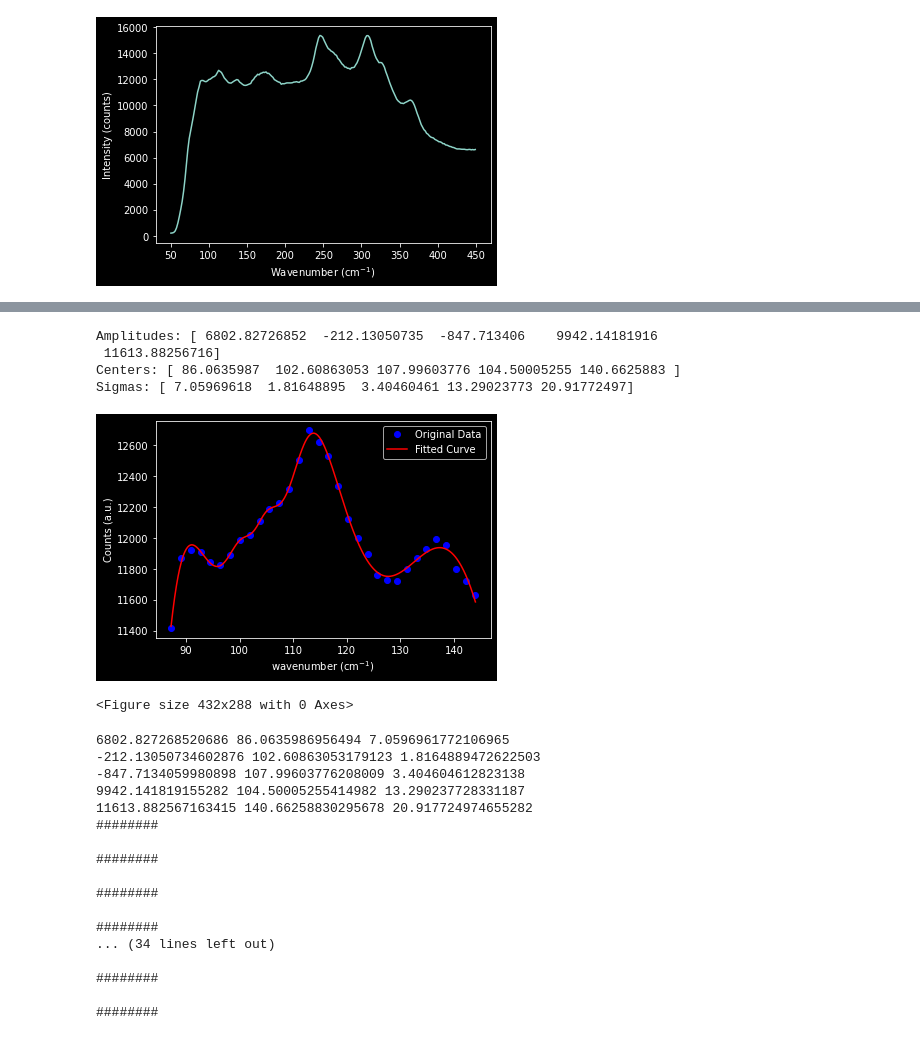
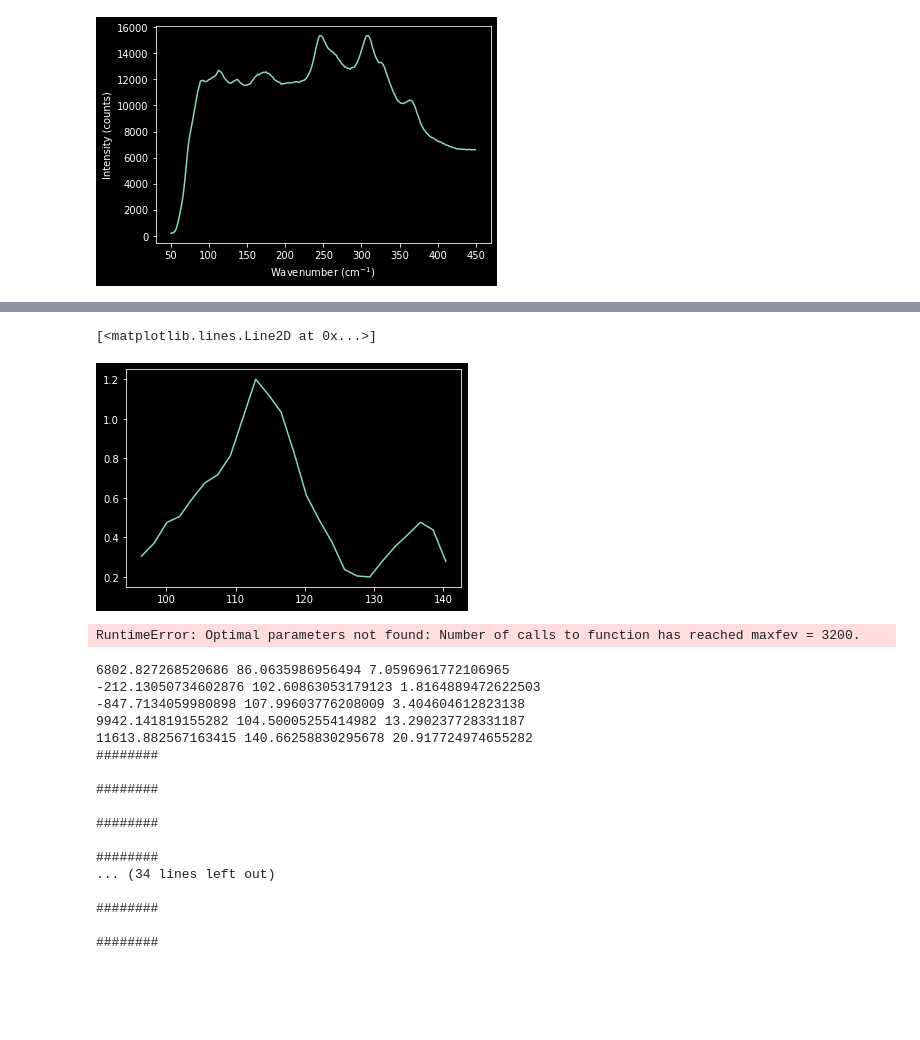
Before and after one commit to oftavira/codespaces-jupyter, a Jupyter notebook: tony/practica.ipynb, the cells around one changed output, grey strips where cells are left out. Cells and saved outputs as stored; diff of their text form; code cells hidden in the pictures; blank space fills up the shorter version.

```diff
--- a/tony/practica.ipynb
+++ b/tony/practica.ipynb
@@ -392,13 +390,14 @@ r.crop(86,145, show =True)
 <Figure size 432x288 with 0 Axes>
-# %%
-r.get_fitting(f1 = 0.4, f2 = 1, f3 = 0.6 , f4=0.4 , f5=0.5, c1 = 137, c2 = 115, c3 = 105, c4=100, c5= 92, s1 = 10, s2 = 15, s3 = 3, s4=5, s5=8 ,show = True)
-# %% [output]
-Amplitudes: [ 6802.82726852  -212.13050735  -847.713406    9942.14181916
- 11613.88256716]
-Centers: [ 86.0635987  102.60863053 107.99603776 104.50005255 140.6625883 ]
-Sigmas: [ 7.05969618  1.81648895  3.40460461 13.29023773 20.91772497]
-[figure, removed]
-<Figure size 432x288 with 0 Axes>
+# %%
+x_, y_ = r.normalized(m = 0.2)
+plt.plot(x_,y_)
+# %% [output]
+[<matplotlib.lines.Line2D at 0x...>]
+[figure, added]
+# %%
+r.get_fitting(f1 = 0.3, f2 = 0.4, f3 = 1 , f4=0.4 , f5=0.2, c1 = 139, c2 = 124, c3 = 115, c4=108, c5= 100, s1 = 12, s2 = 10, s3 = 12, s4=8, s5=5 ,xy = [x_,y_], mode ='xy', show = True)
+# %% [output]
+RuntimeError: Optimal parameters not found: Number of calls to function has reached maxfev = 3200.
 # %%
 def gaussian(x, amplitude, center, sigma):
         return amplitude * np.exp(-(x - center)**2 / (2 * sigma**2))
```
Also changed, not shown: parts of 4 cells of this notebook, 3 other files.
